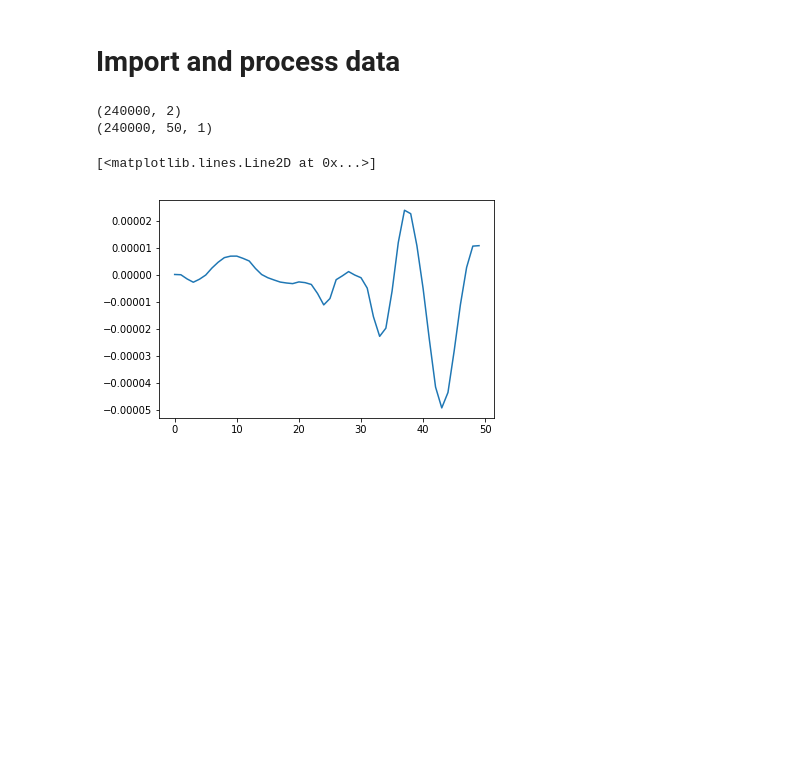
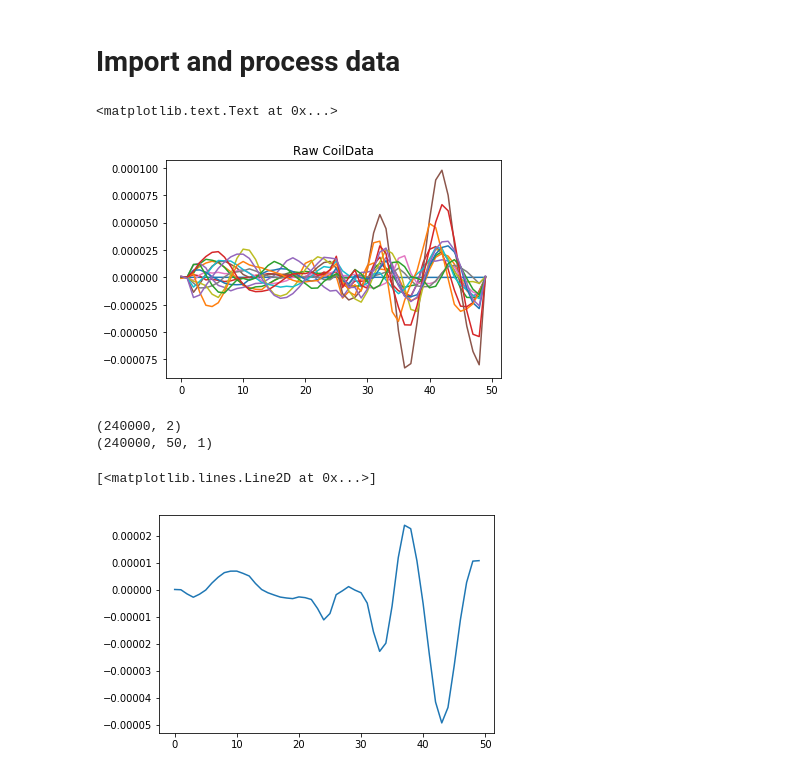
Before and after one commit to Smith42/neuralnet-mcg, a Jupyter notebook: prototypeThree.ipynb, the cells around one changed output. Drawn from its saved outputs; the diff is of its cells as text; code cells hidden in the pictures; blank space fills up the shorter version.

```diff
--- a/prototypeThree.ipynb
+++ b/prototypeThree.ipynb
@@ -97,5 +105,12 @@ def getGraphs(coilData):
 
     plt.savefig("./outData/graphmap.pdf")
     plt.clf()
+# %%
+for i in range(15):
+    plt.plot(coilData[i,0:50])
+plt.title("Raw CoilData")
+# %% [output]
+<matplotlib.text.Text at 0x...>
+[figure, added]
 # %%
 classData, coilData = importPickle("./inData/6060DataFrame.pkl")
```
Also changed, not shown: parts of 5 cells of this notebook, 3 other files.
